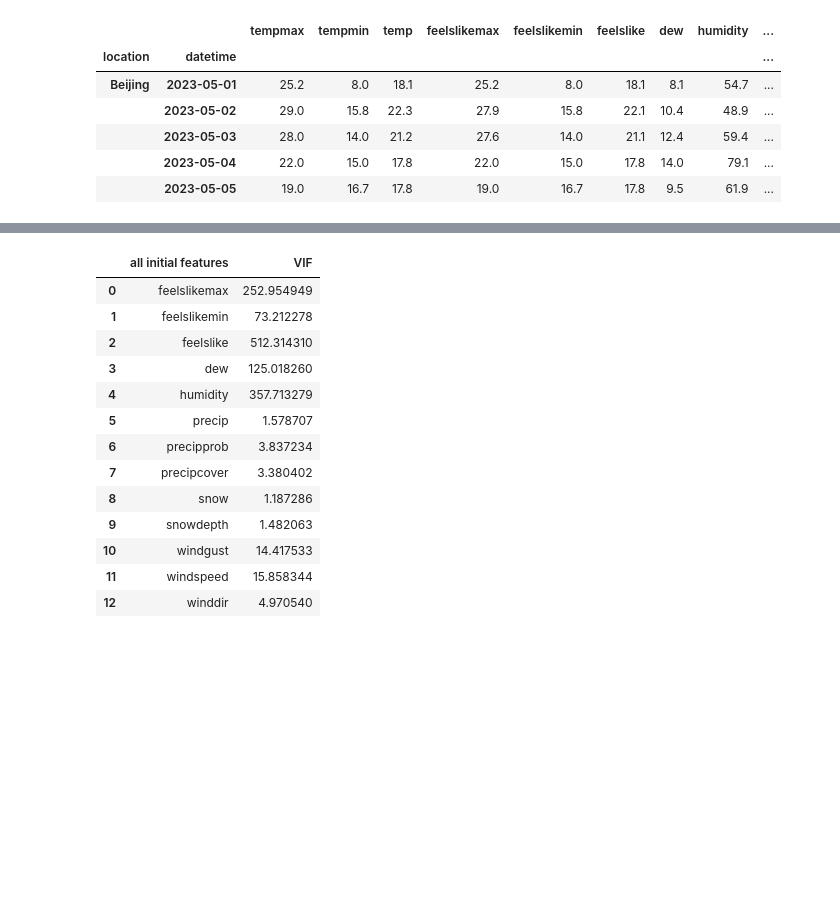
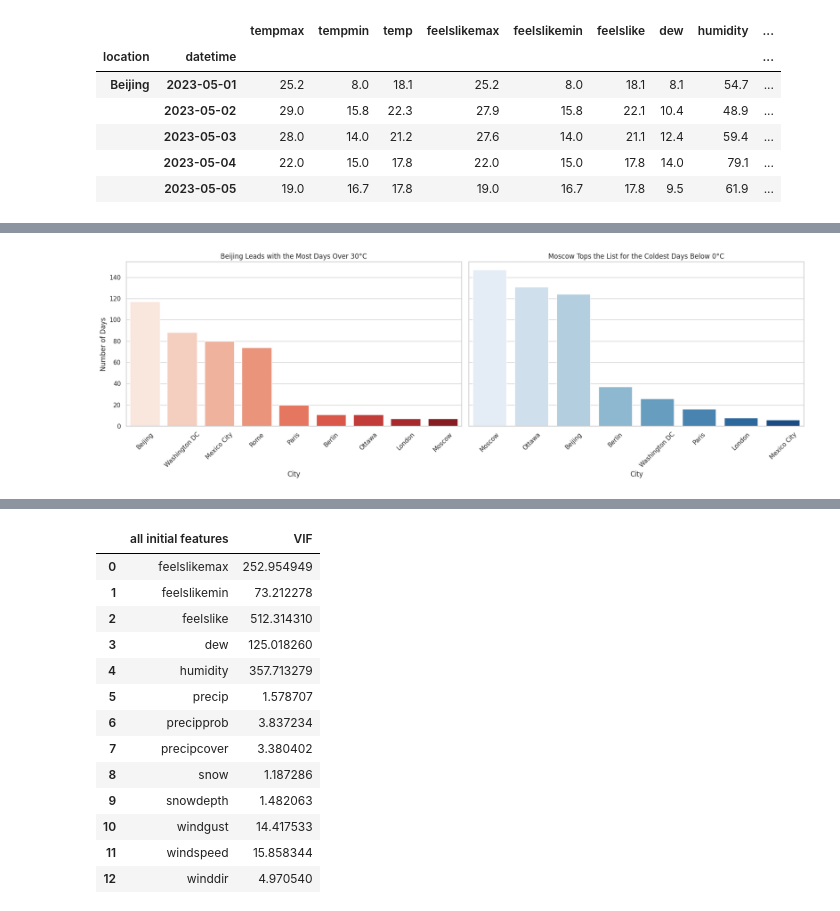
Before and after one commit to Laizra/Weather_prediction, a Jupyter notebook: main.ipynb, the cells around one changed output, grey strips where cells are left out. Saved outputs shown, nothing was run; the diff lists cells and outputs as text; code cells hidden in the pictures; blank space fills up the shorter version.

```diff
--- a/main.ipynb
+++ b/main.ipynb
@@ -159,0 +191,17 @@ df.head()
+# %%
+# Define temperature thresholds
+hot_threshold = 30.0
+cold_threshold = 0.0
+
+# Filter DataFrame for rows where tempmax > hot_threshold
+hot_counts = df[df['tempmax'] > hot_threshold].groupby('location').size().sort_values(ascending=False)
+
+# Filter DataFrame for rows where tempmin < cold_threshold
+cold_counts = df[df['tempmin'] < cold_threshold].groupby('location').size().sort_values(ascending=False)
+
+# Display the results
+print("Number of days with TempMax > 30.0°C for each city:")
+print(hot_counts)
+
+print("\nNumber of days with TempMin < 0.0°C for each city:")
+print(cold_counts)
@@ -159,0 +226,68 @@ df.head()
+# %%
+# List of cities to highlight for TempMax and TempMin
+highlight_cities = ['Beijing', 'Mexico City', 'Moscow']
+all_cities = df.index.get_level_values('location').unique()
+
+# Define colors for highlighted cities
+highlight_colors = {
+    'Beijing': color_pal[3],
+    'Mexico City': color_pal[6],
+    'Moscow': color_pal[0]
+}
+
+# Set up the subplot structure
+fig, axes = plt.subplots(1, 2, figsize=(18, 6), sharey=True)
+
+# Plotting hot days on the first subplot
+sns.barplot(x=hot_counts.index, y=hot_counts.values, hue=hot_counts.index, palette="Reds", dodge=False, ax=axes[0])
+axes[0].set_title('Beijing Leads with the Most Days Over 30°C')
+axes[0].set_xlabel('City')
+axes[0].set_ylabel('Number of Days')
+axes[0].tick_params(axis='x', rotation=45)
+
+# Plotting cold days on the second subplot
+sns.barplot(x=cold_counts.index, y=cold_counts.values, hue=cold_counts.index, palette="Blues", dodge=False, ax=axes[1])
+axes[1].set_title('Moscow Tops the List for the Coldest Days Below 0°C')
+axes[1].set_xlabel('City')
+axes[1].set_ylabel('Number of Days')
+axes[1].tick_params(axis='x', rotation=45)
+
+# Adjust layout for better spacing
+plt.tight_layout()
+plt.show()
+
+# Plot temperature distributions
+fig, axes = plt.subplots(2, 1, figsize=(12, 8), sharex=True)
+
+# Plot for TempMax
+for city in all_cities:
+    city_data = df.xs(city, level='location').reset_index()
+    if city in highlight_cities:
+        sns.lineplot(data=city_data, x='datetime', y='tempmax', ax=axes[0],
+                     label=city, color=highlight_colors[city], linewidth=2)
+    else:
+        sns.lineplot(data=city_data, x='datetime', y='tempmax', ax=axes[0],
+                     color='gray', alpha=0.3, linewidth=1)
+axes[0].set_title('Temperature Trends by City: Beijing Shows Highest Variability, Moscow Mostly Stays Cool')
+axes[0].set_ylabel('TempMax (°C)')
+axes[0].legend(title='City', bbox_to_anchor=(1, 1), loc='upper left')
+
+# Plot for TempMin
+for city in all_cities:
+    city_data = df.xs(city, level='location').reset_index()
+    if city in highlight_cities:
+        sns.lineplot(data=city_data, x='datetime', y='tempmin', ax=axes[1],
+                     label=city, color=highlight_colors[city], linewidth=2)
+    else:
+        sns.lineplot(data=city_data, x='datetime', y='tempmin', ax=axes[1],
+                     color='gray', alpha=0.3, linewidth=1)
+axes[1].set_title("Low Temperature Patterns: Moscow's Extreme Cold vs. Mexico City's Consistency")
+axes[1].set_ylabel('TempMin (°C)')
+axes[1].set_xlabel('Date')
+axes[1].legend(title='City', bbox_to_anchor=(1, 1), loc='upper left')
+
+# Adjust the layout
+plt.tight_layout()
+plt.show()
+# %% [output]
+[figure, added]
```
Also changed, not shown: parts of 86 cells of this notebook.
